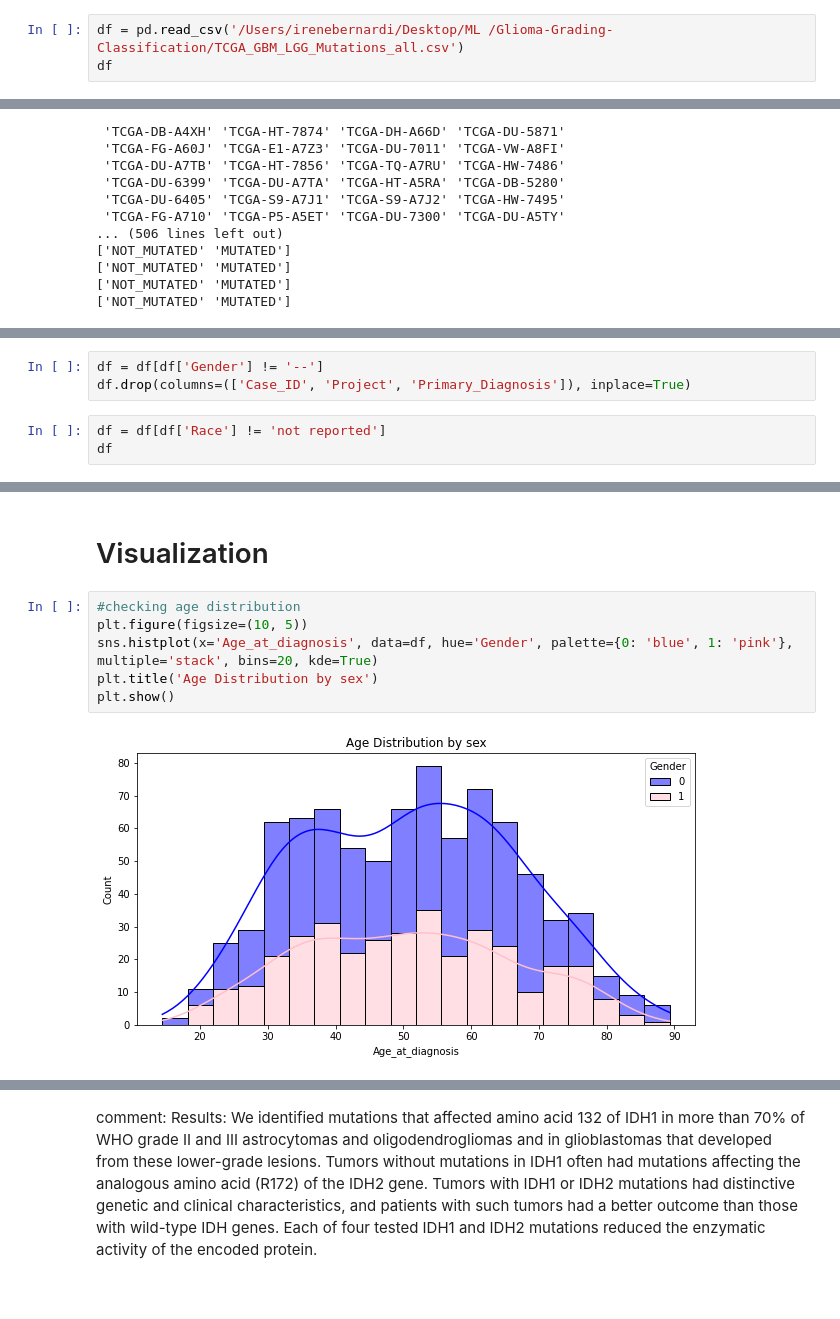
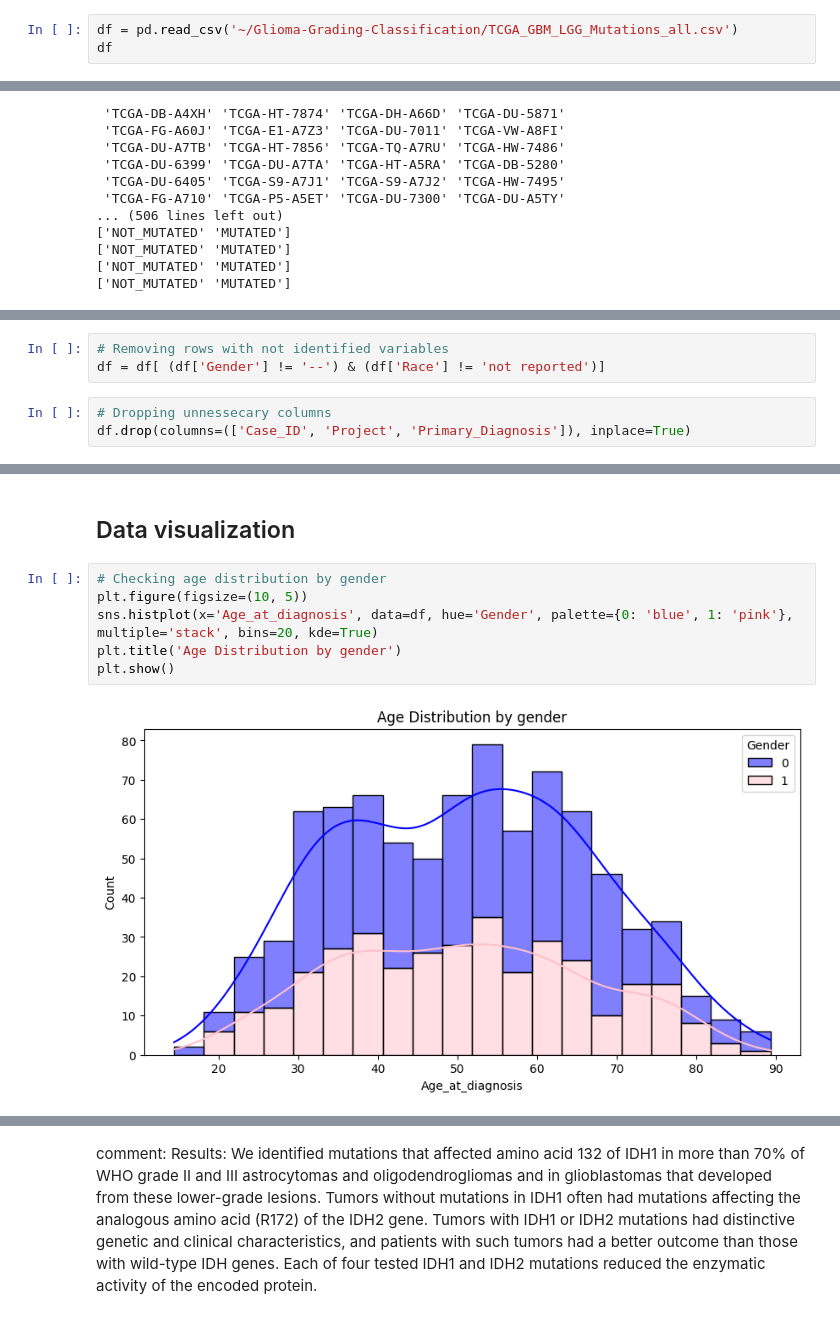
Before and after one commit to irenebernardi/Glioma-Grading-Classification, a Jupyter notebook: Glioma Grade notebook .ipynb, the cells around one changed output, grey strips where cells are left out. Saved outputs shown, nothing was run; the diff lists cells and outputs as text.

```diff
--- a/Glioma Grade notebook .ipynb
+++ b/Glioma Grade notebook .ipynb
@@ -16,7 +18,7 @@ from sklearn.model_selection import GridSearchCV, cross_val_score
 import warnings
 warnings.filterwarnings( 'ignore' )
 # %%
-df = pd.read_csv('/Users/irenebernardi/Desktop/ML /Glioma-Grading-Classification/TCGA_GBM_LGG_Mutations_all.csv')
+df = pd.read_csv('~/Glioma-Grading-Classification/TCGA_GBM_LGG_Mutations_all.csv')
 df
 # %% [output]
 |  | Grade | Project | Case_ID | Gender | Age_at_diagnosis | Primary_Diagnosis | Race | IDH1 | TP53 | ... |
@@ -59,7 +62,7 @@ for i in df.columns:
 df.replace({'MUTATED': 1, 'NOT_MUTATED': 0, 'Female': 1, 'Male': 0, 'LGG': 0, 'GBM': 1}, inplace=True)
+# %%
+# Removing rows with not identified variables
+df = df[ (df['Gender'] != '--') & (df['Race'] != 'not reported')]
 # %%
-df = df[df['Gender'] != '--']
+# Dropping unnessecary columns
 df.drop(columns=(['Case_ID', 'Project', 'Primary_Diagnosis']), inplace=True)
-# %%
-df = df[df['Race'] != 'not reported']
-df
@@ -155,14 +148,14 @@ df.describe()
 | 75% | 1.000000 | 62.617500 | 1.000000 | 1.000000 | 1.000000 | 0.000000 | 0.000000 | 0.000000 | 0.000000 | 0.000000 | ... |
 | max | 1.000000 | 89.290000 | 1.000000 | 1.000000 | 1.000000 | 1.000000 | 1.000000 | 1.000000 | 1.000000 | 1.000000 | ... |
 8 rows × 26 columns
-# %% [markdown]
-# Visualization
+# %% [markdown]
+## Data visualization
 # %%
-#checking age distribution
+# Checking age distribution by gender
 plt.figure(figsize=(10, 5))
 sns.histplot(x='Age_at_diagnosis', data=df, hue='Gender', palette={0: 'blue', 1: 'pink'}, multiple='stack', bins=20, kde=True)
-plt.title('Age Distribution by sex')
+plt.title('Age Distribution by gender')
 plt.show()
 # %% [output]
-[figure, old version]
+[figure, new version]
 # %%
```
Also changed, not shown: parts of 35 cells of this notebook.
